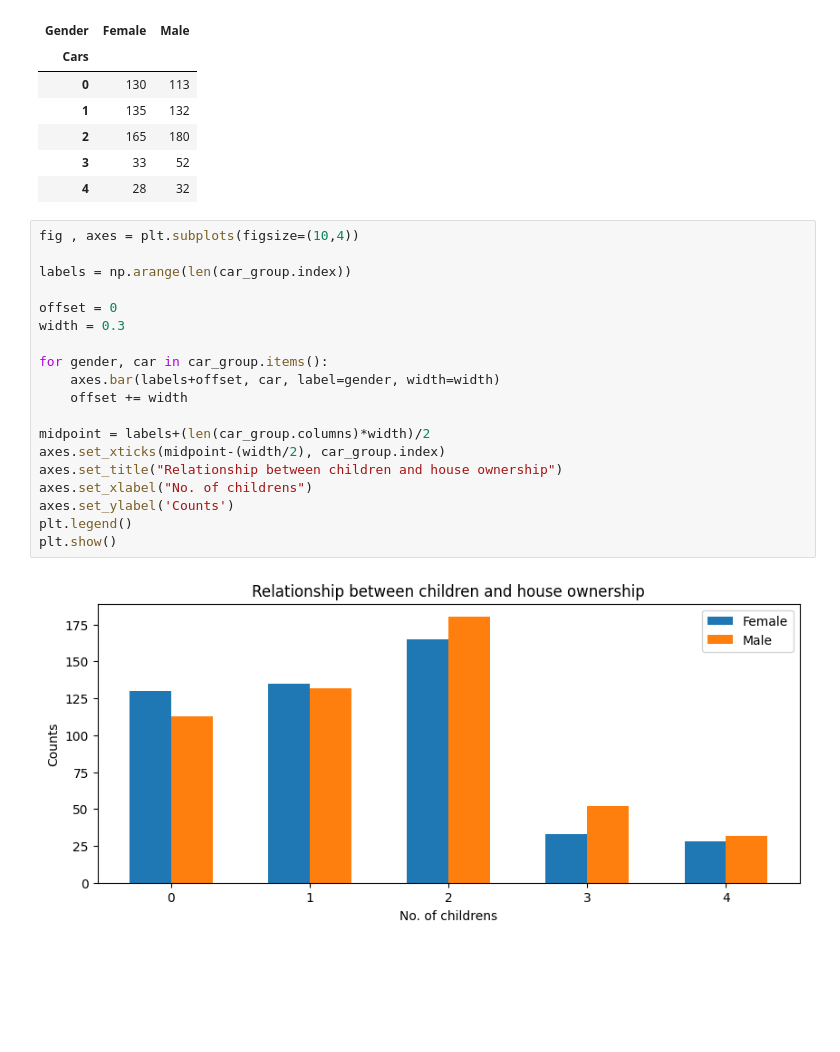
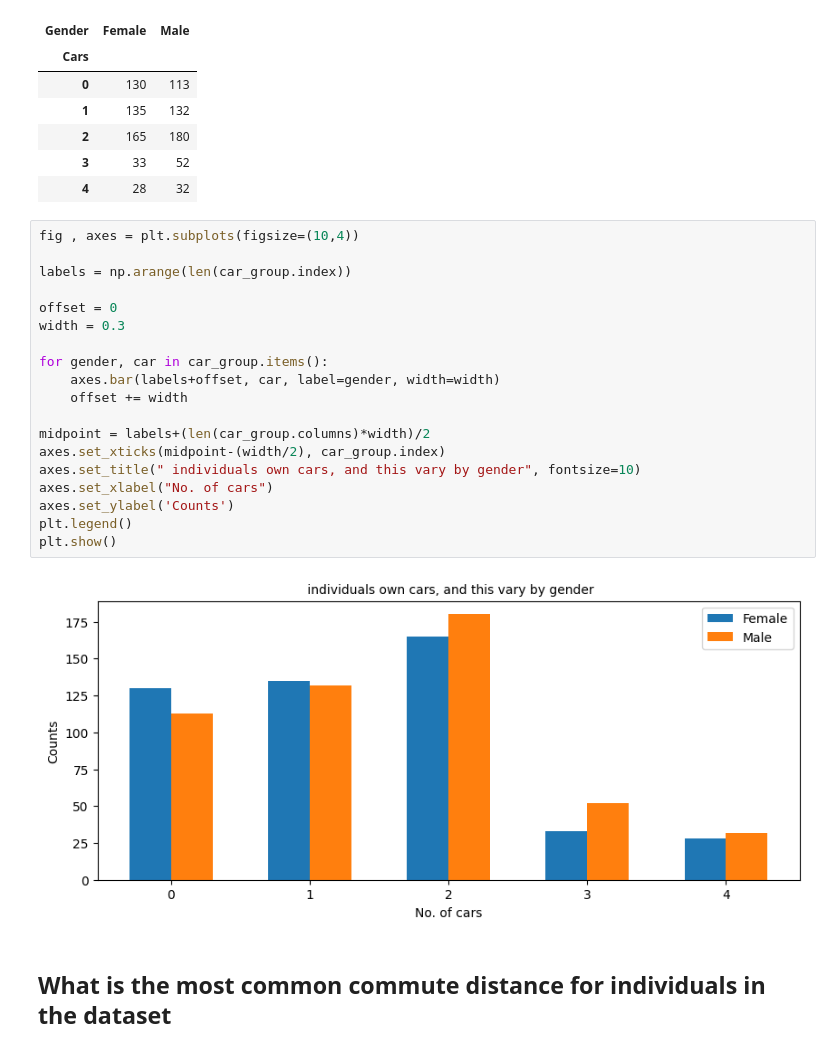
Before and after one commit to abhisunny2610/Data-Science, a Jupyter notebook: Visualization/Bike Buyers Anlys.ipynb, the cells around one changed output. Cells and saved outputs as stored; diff of their text form; blank space fills up the shorter version.

Commit message:
Bike Buyer Visualization

```diff
--- a/Visualization/Bike Buyers Anlys.ipynb
+++ b/Visualization/Bike Buyers Anlys.ipynb
@@ -252,21 +252,23 @@ car_group
 # %%
 fig , axes = plt.subplots(figsize=(10,4))
 
 labels = np.arange(len(car_group.index))
 
 offset = 0
 width = 0.3
 
 for gender, car in car_group.items():
     axes.bar(labels+offset, car, label=gender, width=width)
     offset += width
 
 midpoint = labels+(len(car_group.columns)*width)/2
 axes.set_xticks(midpoint-(width/2), car_group.index)
-axes.set_title("Relationship between children and house ownership")
-axes.set_xlabel("No. of childrens")
+axes.set_title(" individuals own cars, and this vary by gender", fontsize=10)
+axes.set_xlabel("No. of cars")
 axes.set_ylabel('Counts')
 plt.legend()
 plt.show()
 # %% [output]
-[figure, old version]
+[figure, new version]
+# %% [markdown]
+## What is the most common commute distance for individuals in the dataset
```
Also changed, not shown: parts of 8 cells of this notebook.
